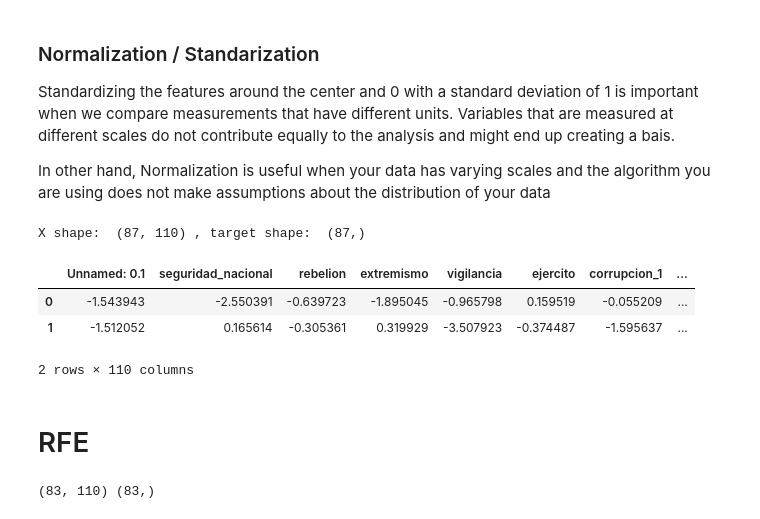
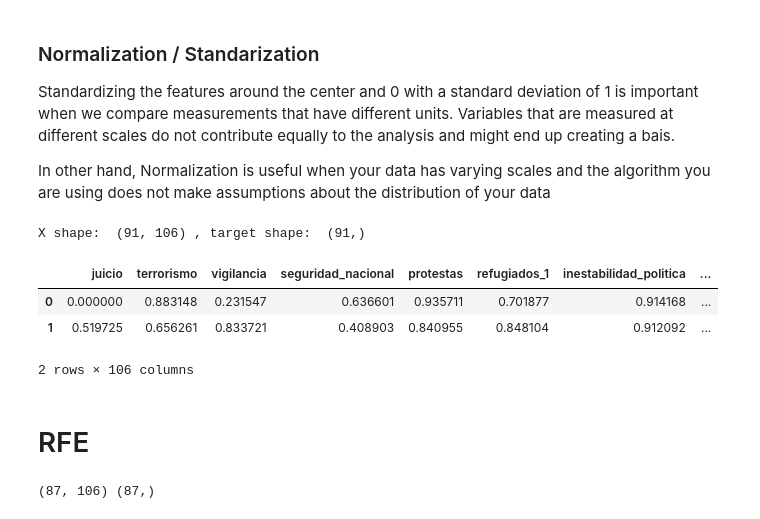
Before and after one commit to albertovpd/automated_ML_regression, a Jupyter notebook: testing_ml.ipynb, the cells around one changed output. Saved outputs shown, nothing was run; the diff lists cells and outputs as text; code cells hidden in the pictures.

```diff
--- a/testing_ml.ipynb
+++ b/testing_ml.ipynb
@@ -69,8 +80,8 @@ def variance_threshold_selector(data, threshold):
     selector.fit(data)
     return data[data.columns[selector.get_support(indices=True)]]
 # %%
-low_v = df.drop(columns=["date","unemployment","outliers_score" ])
+low_v = df.drop(columns=["date","unemployment" ])
 # %%
-X_raw= variance_threshold_selector(low_v, 5) # removing values than vary less than 5%
+X_raw= variance_threshold_selector(low_v, 20) # removing values than vary less than 5%
 print("attributes before", low_v.shape,"attributes now", X_raw.shape)
 # %% [output]
@@ -108,25 +122,25 @@ In other hand, Normalization is useful when your data has varying scales and the
 # %%
 # Normalizacion with sklearn
 # remove dates and target
 #X_raw = df.drop(columns=["date","unemployment","outliers_score" ]) #already removed in low_v
 
-#normalizer = preprocessing.MinMaxScaler()
-#X = pd.DataFrame(normalizer.fit_transform(X_raw))
+normalizer = preprocessing.MinMaxScaler()
+X = pd.DataFrame(normalizer.fit_transform(X_raw))
 
-standardizer = preprocessing.StandardScaler()
-X = pd.DataFrame(standardizer.fit_transform(X_raw))
+#standardizer = preprocessing.StandardScaler()
+#X = pd.DataFrame(standardizer.fit_transform(X_raw))
 
 X.columns= X_raw.columns
 X.shape
 target=df["unemployment"]
 print("X shape: ", X.shape, ", target shape: ", target.shape)
 X.head(2)
 # %% [output]
-X shape:  (87, 110) , target shape:  (87,)
+X shape:  (91, 106) , target shape:  (91,)
-|  | Unnamed: 0.1 | seguridad_nacional | rebelion | extremismo | vigilancia | ejercito | corrupcion_1 | ... |
-| 0 | -1.543943 | -2.550391 | -0.639723 | -1.895045 | -0.965798 | 0.159519 | -0.055209 | ... |
-| 1 | -1.512052 | 0.165614 | -0.305361 | 0.319929 | -3.507923 | -0.374487 | -1.595637 | ... |
+|  | juicio | terrorismo | vigilancia | seguridad_nacional | protestas | refugiados_1 | inestabilidad_politica | ... |
+| 0 | 0.000000 | 0.883148 | 0.231547 | 0.636601 | 0.935711 | 0.701877 | 0.914168 | ... |
+| 1 | 0.519725 | 0.656261 | 0.833721 | 0.408903 | 0.840955 | 0.848104 | 0.912092 | ... |
-2 rows × 110 columns
+2 rows × 106 columns
 # %% [markdown]
 # RFE
 # %%
@@ -140,7 +154,7 @@ target_test=target.iloc[-4:]
 # %%
 print(X_train.shape, target_train.shape)
 # %% [output]
-(83, 110) (83,)
+(87, 106) (87,)
 # %%
 from sklearn.model_selection import KFold
 from sklearn.model_selection import StratifiedKFold
```
Also changed, not shown: parts of 51 cells of this notebook, 2 other files.
